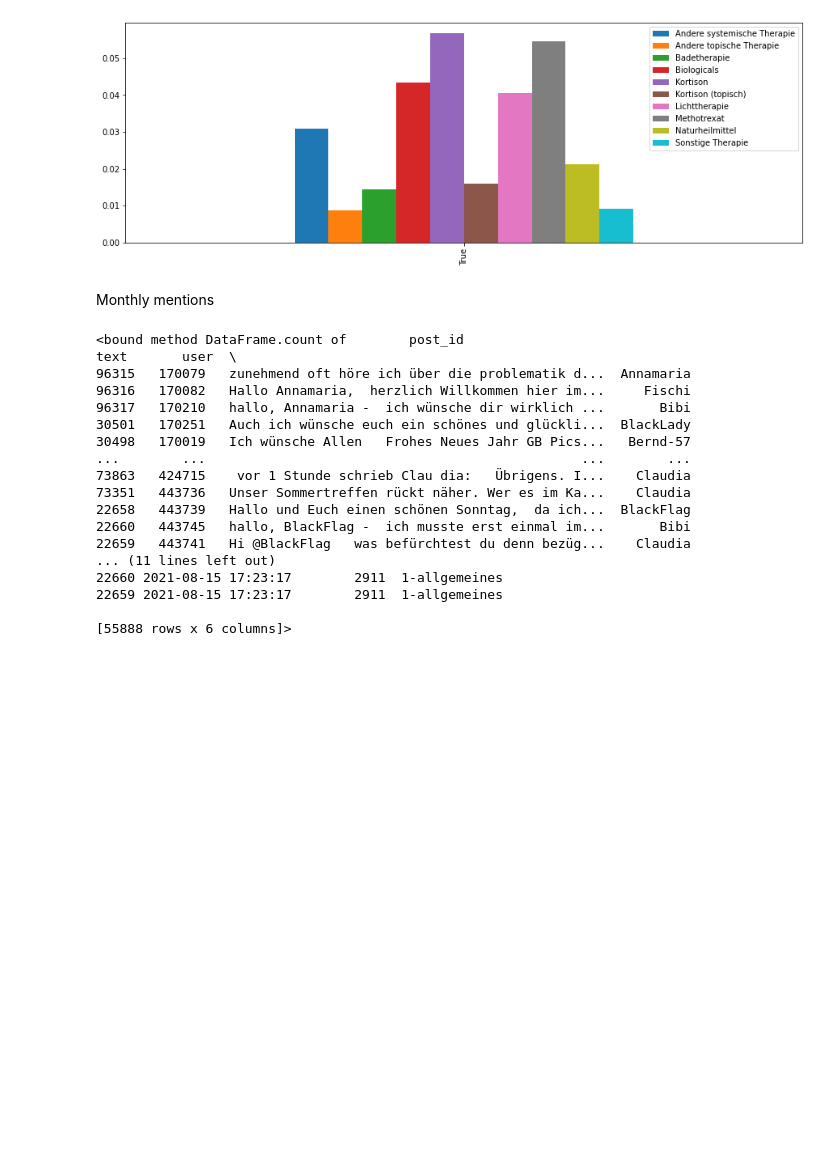
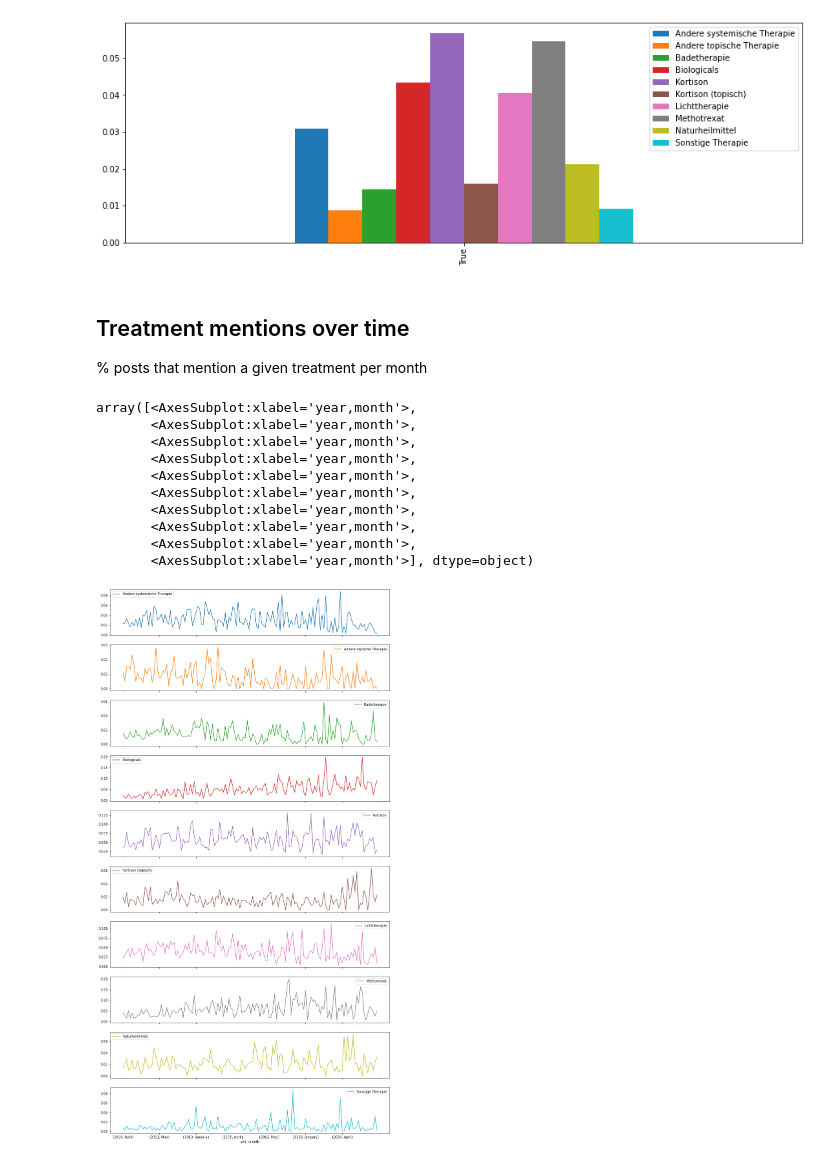
Before and after one commit to tHollarek/feasability_psoriasis, a Jupyter notebook: main.ipynb, the cells around one changed output. Saved outputs shown, nothing was run; the diff lists cells and outputs as text; code cells hidden in the pictures; blank space fills up the shorter version.

Commit message:
visualize monthly treatment mentions

```diff
--- a/main.ipynb
+++ b/main.ipynb
@@ -52,10 +30,0 @@ keywords
-# %%
-# go through posts and "tag" with treatments by category
-def add_columns(df, columns):
-    extended = df.copy()
-    for column in columns:
-        extended[column] = False
-    return extended
-
-mentions = add_columns(posts, treatment_categories)
-mentions
@@ -105,27 +69,39 @@ overall_treatment_mentions.plot(kind='bar', figsize=(15,5))
 # %% [output]
 <AxesSubplot:>
 [figure]
-# %% [markdown]
-Monthly mentions
-# %%
-#visualize
-#monthly_mentions = % of all posts per category, group by month
-mentions = mentions.filter(['timestamp', category])
-# %% [output]
-<bound method DataFrame.count of        post_id                                               text       user  \
-96315   170079   zunehmend oft höre ich über die problematik d...  Annamaria
-96316   170082   Hallo Annamaria,  herzlich Willkommen hier im...     Fischi
-96317   170210   hallo, Annamaria -  ich wünsche dir wirklich ...       Bibi
-30501   170251   Auch ich wünsche euch ein schönes und glückli...  BlackLady
-30498   170019   Ich wünsche Allen   Frohes Neues Jahr GB Pics...   Bernd-57
-...        ...                                                ...        ...
-73863   424715    vor 1 Stunde schrieb Clau dia:   Übrigens. I...    Claudia
-73351   443736   Unser Sommertreffen rückt näher. Wer es im Ka...    Claudia
-22658   443739   Hallo und Euch einen schönen Sonntag,  da ich...  BlackFlag
-22660   443745   hallo, BlackFlag -  ich musste erst einmal im...       Bibi
-22659   443741   Hi @BlackFlag   was befürchtest du denn bezüg...    Claudia
-... (11 lines left out)
-22660 2021-08-15 17:23:17        2911  1-allgemeines
-22659 2021-08-15 17:23:17        2911  1-allgemeines
-
-[55888 rows x 6 columns]>
+# %% [markdown]
+## Treatment mentions over time
+% posts that mention a given treatment per month
+# %%
+unused_columns = ['post_id', 'subject_id']
+
+
+total_posts_monthly = mentions['timestamp']\
+    .groupby([
+        mentions['timestamp'].dt.year.rename('year'),
+        mentions['timestamp'].dt.month_name().rename('month')
+    ])\
+    .count()
+
+mentions_monthly = mentions\
+    .drop(columns=unused_columns)\
+    .groupby([
+        mentions['timestamp'].dt.year.rename('year'),
+        mentions['timestamp'].dt.month_name().rename('month')
+    ])\
+    .sum()\
+    .div(total_posts_monthly, axis=0)
+
+mentions_monthly.plot(figsize=(15, 30), subplots=True)
+# %% [output]
+array([<AxesSubplot:xlabel='year,month'>,
+       <AxesSubplot:xlabel='year,month'>,
+       <AxesSubplot:xlabel='year,month'>,
+       <AxesSubplot:xlabel='year,month'>,
+       <AxesSubplot:xlabel='year,month'>,
+       <AxesSubplot:xlabel='year,month'>,
+       <AxesSubplot:xlabel='year,month'>,
+       <AxesSubplot:xlabel='year,month'>,
+       <AxesSubplot:xlabel='year,month'>,
+       <AxesSubplot:xlabel='year,month'>], dtype=object)
+[figure, added]
```
Also changed, not shown: parts of 14 cells of this notebook, 2 other files.
